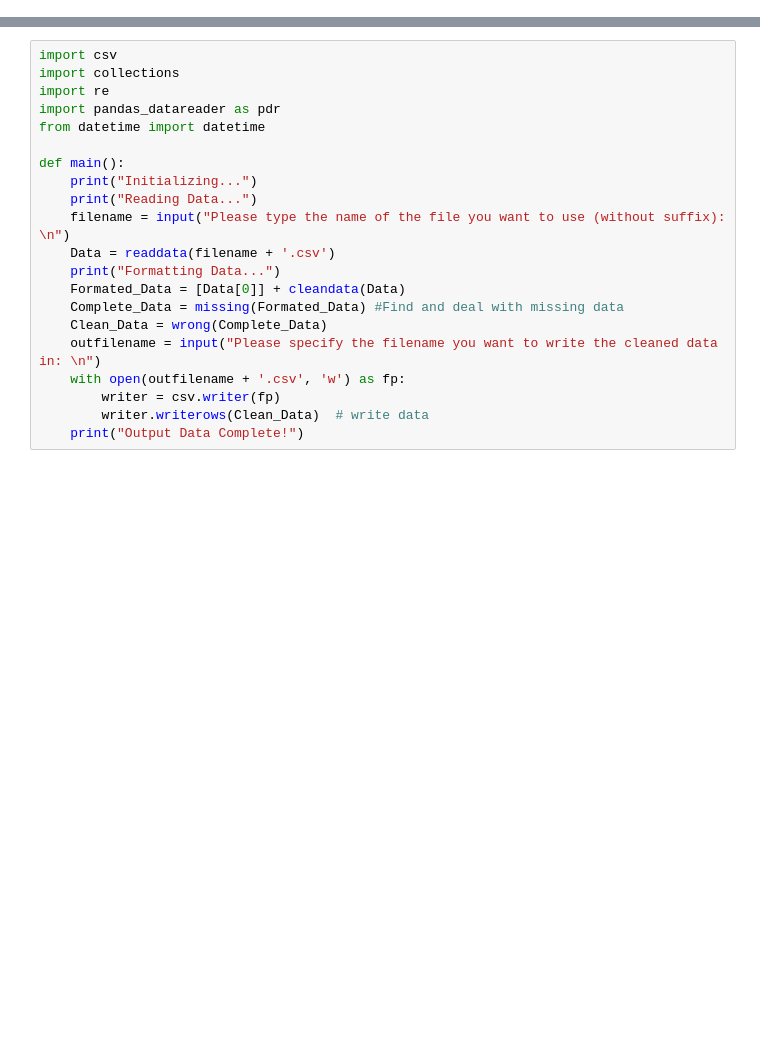
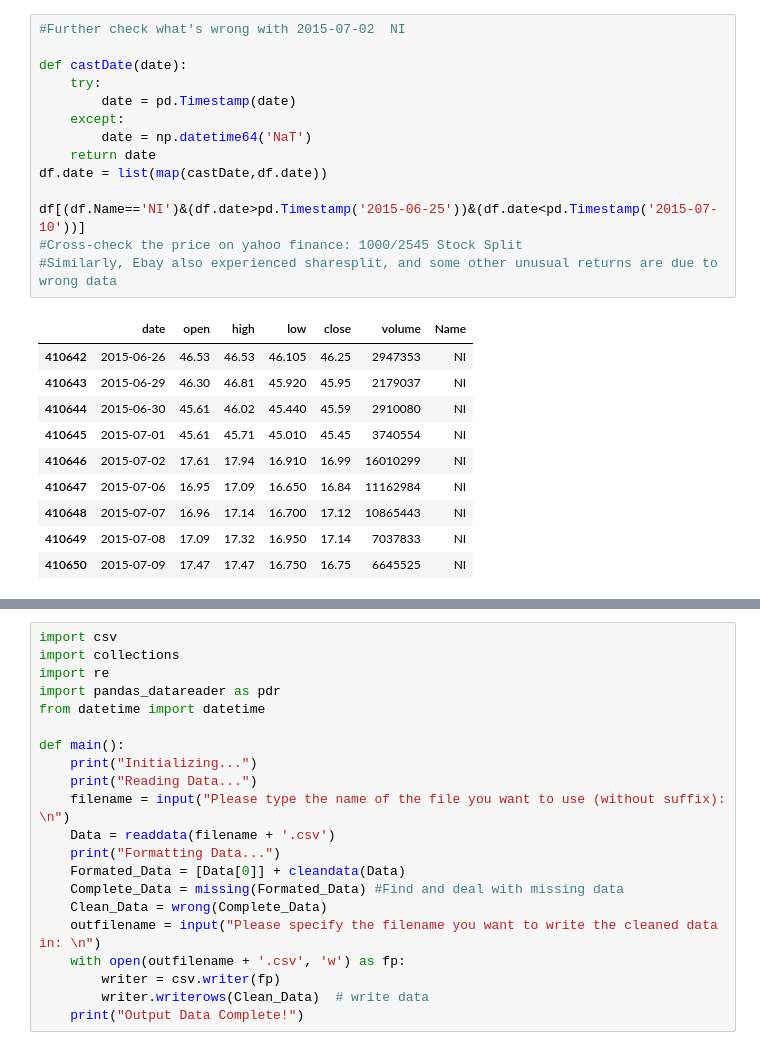
Before and after one commit to Cosmopolitaine/Tools-Project-Data-Cleaning, a Jupyter notebook: Data_Cleaning.ipynb, the cells around one changed output, grey strips where cells are left out. Drawn from its saved outputs; the diff is of its cells as text; blank space fills up the shorter version.

```diff
--- a/Data_Cleaning.ipynb
+++ b/Data_Cleaning.ipynb
@@ -4,0 +73,25 @@
+# %%
+#Further check what's wrong with 2015-07-02  NI
+
+def castDate(date):
+    try:
+        date = pd.Timestamp(date)
+    except:
+        date = np.datetime64('NaT')
+    return date
+df.date = list(map(castDate,df.date))
+
+df[(df.Name=='NI')&(df.date>pd.Timestamp('2015-06-25'))&(df.date<pd.Timestamp('2015-07-10'))]
+#Cross-check the price on yahoo finance: 1000/2545 Stock Split
+#Similarly, Ebay also experienced sharesplit, and some other unusual returns are due to wrong data
+# %% [output]
+|  | date | open | high | low | close | volume | Name |
+| 410642 | 2015-06-26 | 46.53 | 46.53 | 46.105 | 46.25 | 2947353 | NI |
+| 410643 | 2015-06-29 | 46.30 | 46.81 | 45.920 | 45.95 | 2179037 | NI |
+| 410644 | 2015-06-30 | 45.61 | 46.02 | 45.440 | 45.59 | 2910080 | NI |
+| 410645 | 2015-07-01 | 45.61 | 45.71 | 45.010 | 45.45 | 3740554 | NI |
+| 410646 | 2015-07-02 | 17.61 | 17.94 | 16.910 | 16.99 | 16010299 | NI |
+| 410647 | 2015-07-06 | 16.95 | 17.09 | 16.650 | 16.84 | 11162984 | NI |
+| 410648 | 2015-07-07 | 16.96 | 17.14 | 16.700 | 17.12 | 10865443 | NI |
+| 410649 | 2015-07-08 | 17.09 | 17.32 | 16.950 | 17.14 | 7037833 | NI |
+| 410650 | 2015-07-09 | 17.47 | 17.47 | 16.750 | 16.75 | 6645525 | NI |
```
Also changed, not shown: parts of 13 cells of this notebook.
